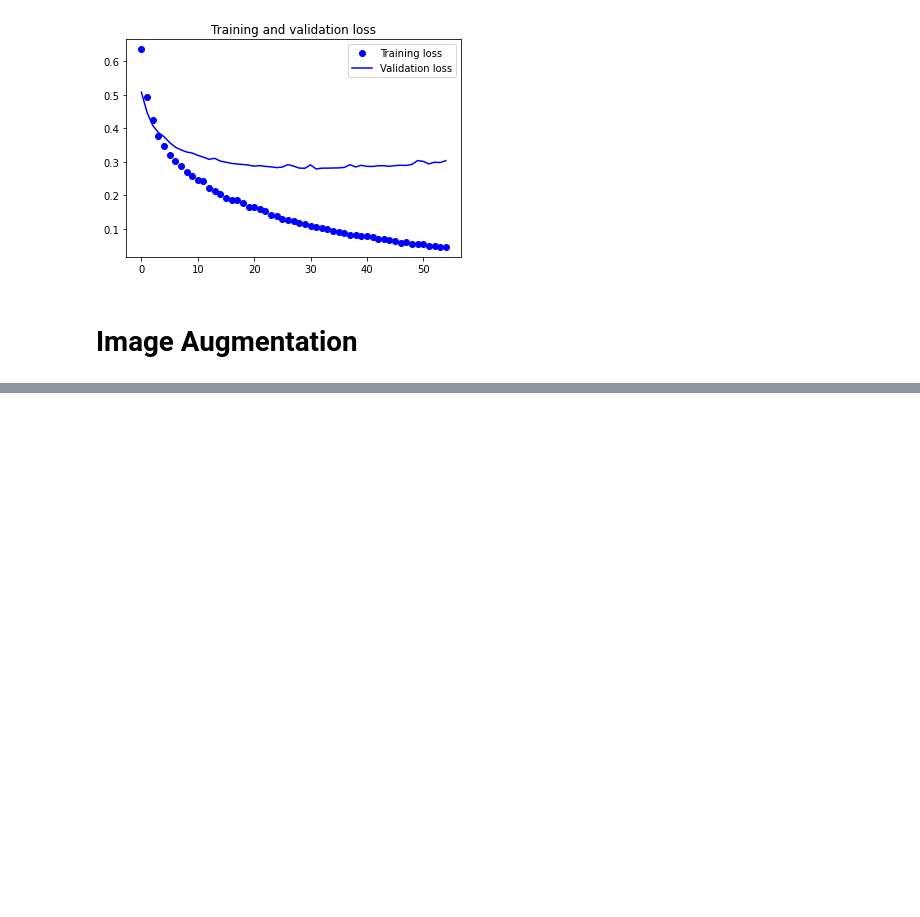
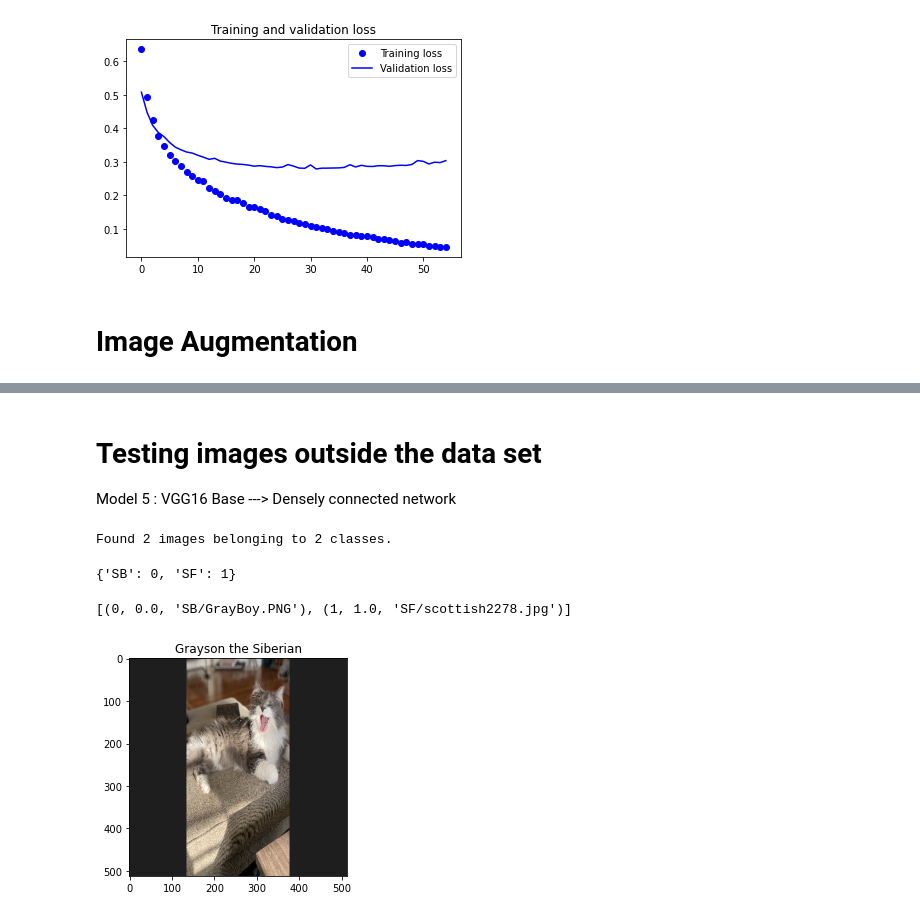
Before and after one commit to Jgardner91/DeepLearning, a Jupyter notebook: Code/TranfserUsingVGG16Binary.ipynb, the cells around one changed output, grey strips where cells are left out. Saved outputs shown, nothing was run; the diff lists cells and outputs as text; code cells hidden in the pictures; blank space fills up the shorter version.

```diff
--- a/Code/TranfserUsingVGG16Binary.ipynb
+++ b/Code/TranfserUsingVGG16Binary.ipynb
@@ -456,0 +474,16 @@ Found 6 images belonging to 2 classes.
+# %% [markdown]
+# Testing images outside the data set
+Model 5 : VGG16 Base ---> Densely connected network
+# %%
+test_generator.reset()
+pets_features,pets_labels,test_generator = extract_features('/Users/jamesgardner/Desktop/Pets',2)
+# %% [output]
+Found 2 images belonging to 2 classes.
+# %%
+# class indices are determined in alphabetical order
+# make sure to remember this when adding another class
+# 1's and 0's based off original model
+files = test_generator.filenames
+test_generator.class_indices
+# %% [output]
+{'SB': 0, 'SF': 1}
@@ -456,0 +503,14 @@ Found 6 images belonging to 2 classes.
+# %%
+ClassPair
+# %% [output]
+[(0, 0.0, 'SB/GrayBoy.PNG'), (1, 1.0, 'SF/scottish2278.jpg')]
+# %%
+# Test set includes my cat Grayson.
+# Model correctly identifies him as a Siberian
+img_path =  '/Users/jamesgardner/Desktop/Pets/{}'.format('SB/GrayBoy.PNG')
+img = image.load_img(img_path, target_size=(512, 512))
+plt.imshow(img)
+plt.title('Grayson the Siberian')
+plt.show()
+# %% [output]
+[figure, added]
```
Also changed, not shown: parts of 39 cells of this notebook.
